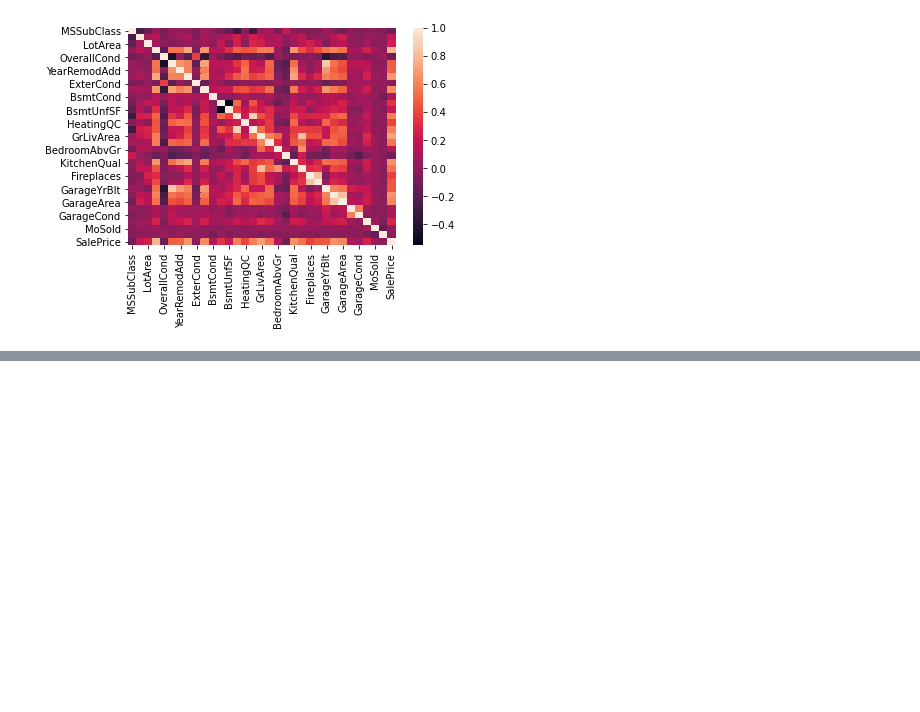
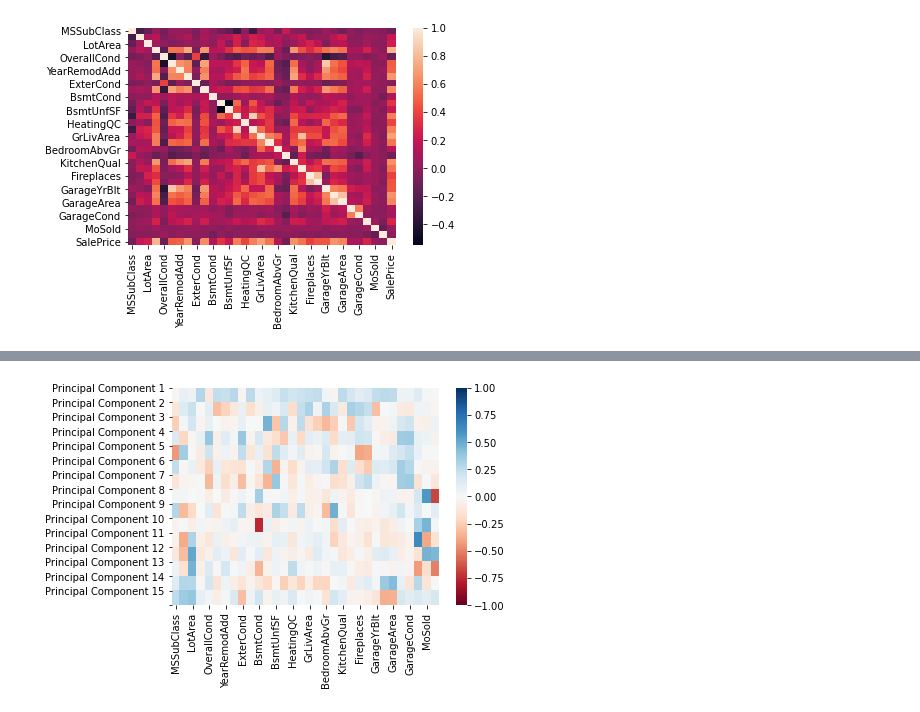
Before and after one commit to ta-data-mexpt/statistical-analysis-project, a Jupyter notebook: your-code/statistical-analysis.ipynb, the cells around one changed output, grey strips where cells are left out. Drawn from its saved outputs; the diff is of its cells as text; code cells hidden in the pictures; blank space fills up the shorter version.

```diff
--- a/your-code/statistical-analysis.ipynb
+++ b/your-code/statistical-analysis.ipynb
@@ -87,6 +63,0 @@ train.shape
-# %%
-# replace zeros back
-train.fillna(0, inplace = True)
-
-numeric_values = train.select_dtypes(include = 'number')
-numeric_values.head()
@@ -152,0 +122,15 @@ plt.ylabel("Accumulated Variance"); #Golden Rule is greater than 80%
+# %%
+X_train = numeric_values.drop('SalePrice', 1)
+y_train = numeric_values['SalePrice']
+pca = PCA(n_components= 15)
+sc = StandardScaler()
+sc = StandardScaler()
+X_train = sc.fit_transform(X_train)
+X_train = pca.fit_transform(X_train)
+
+df_pca_comp = pd.DataFrame(data= pca.components_,
+                           columns = numeric_values.drop('SalePrice', 1).columns.values,
+                           index = [f'Principal Component {i}' for i in range(1,16)]
+                           )
+
+df_pca_comp
@@ -152,0 +155,12 @@ plt.ylabel("Accumulated Variance"); #Golden Rule is greater than 80%
+# %%
+sns.heatmap(df_pca_comp,
+            vmin = -1,
+            vmax = 1,
+            cmap='RdBu',
+            annot=False
+            )
+plt.yticks(list(range(16)),
+           [f'Principal Component {i}' for i in range(1,16)]
+           );
+# %% [output]
+[figure, added]
```
Also changed, not shown: parts of 18 cells of this notebook.
